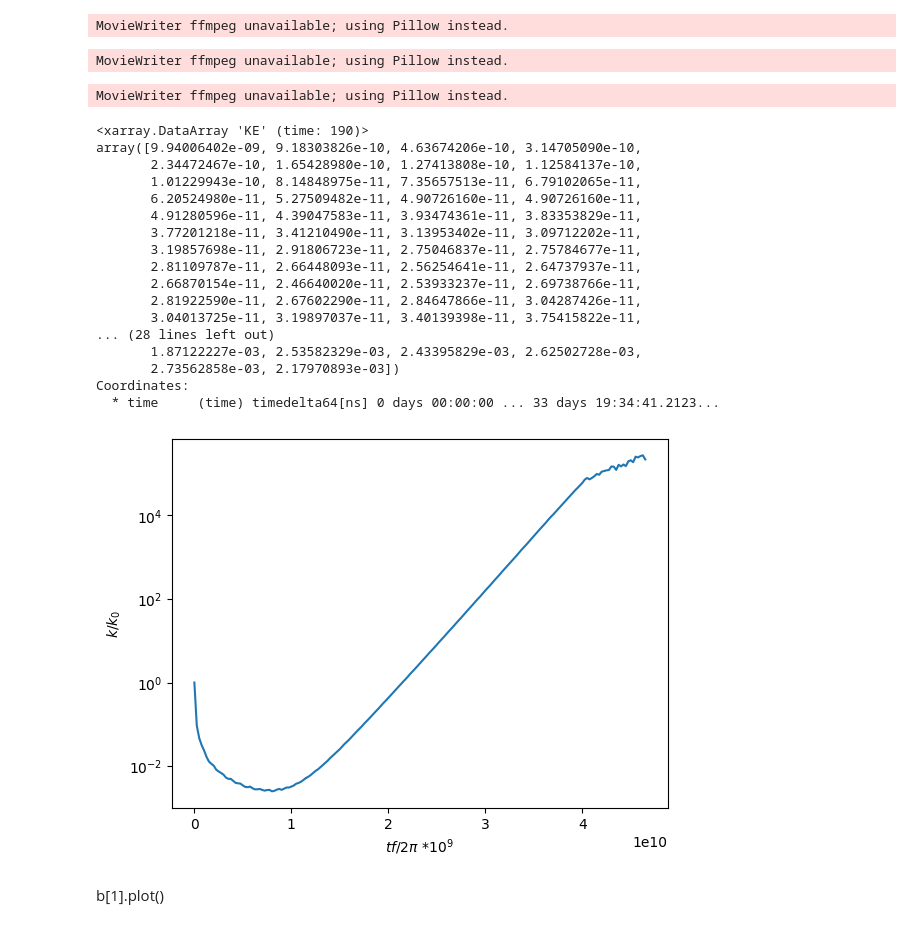
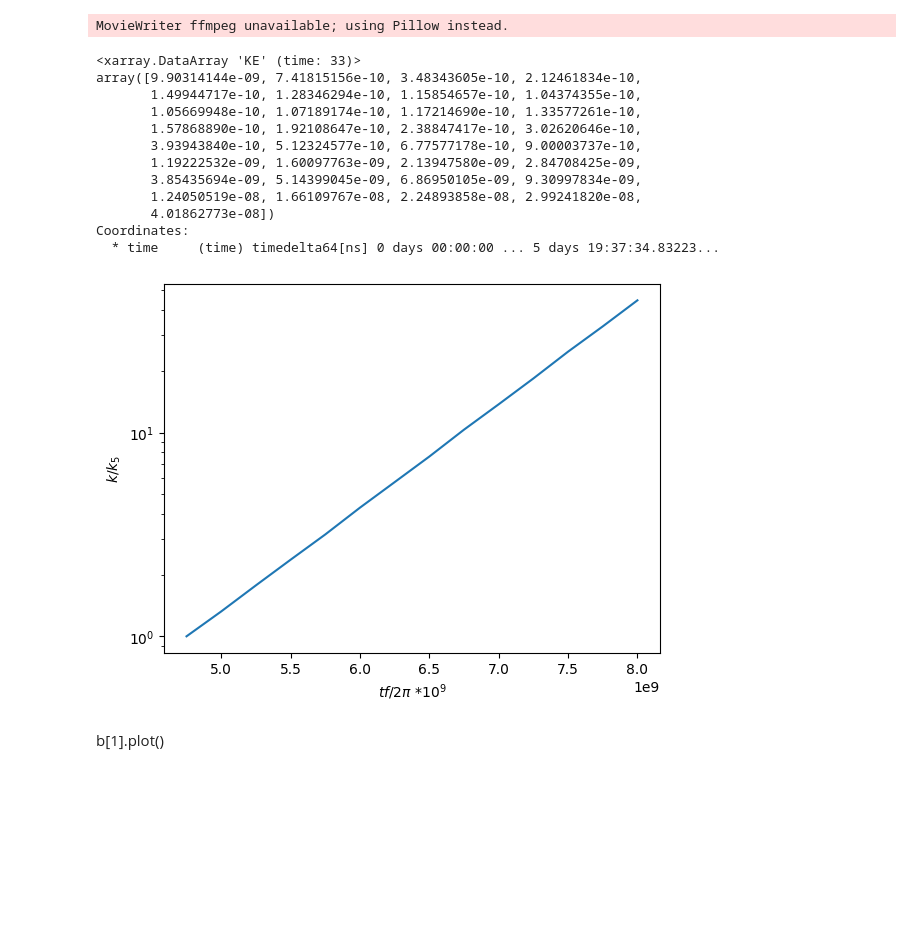
Before and after one commit to loganpknudsen/BottomBoundaryLayer, a Jupyter notebook: Result_Calculations/v_velocity_visualization_standard.ipynb, the cells around one changed output. Cells and saved outputs as stored; diff of their text form; code cells hidden in the pictures; blank space fills up the shorter version.

```diff
--- a/Result_Calculations/v_velocity_visualization_standard.ipynb
+++ b/Result_Calculations/v_velocity_visualization_standard.ipynb
@@ -4,7 +4,7 @@ import numpy as np
 import matplotlib.pyplot as plt
 # %%
 # ocean_data=xr.open_dataset("/Users/loganknudsen/Documents/UMD_Research_Local_File_Saves/psi_base_test_remove_b.nc")
-ocean_data=xr.open_dataset("/Users/loganknudsen/Documents/UMD_Research_Local_File_Saves/BBL_w_O_PV_check_free_slip_10_percent_the_long_one.nc") #i=103
+ocean_data=xr.open_dataset("/Users/loganknudsen/Documents/UMD_Research_Local_File_Saves/BBL_w_O_10_Ri_4_3.nc") #i=103
 # %%
 ocean_data
 # %% [output]
@@ -64,17 +69,15 @@ fig, axs = plt.subplots()
 frms = len(ocean_data.u.time)
 def animate(t):
     plt.clf()
-    ocean_data.u[t].plot(add_colorbar=True,vmin=-0.001,vmax=0.001,cmap='bwr') # vmin=-0.001,vmax=0.001
+    ocean_data.u[t].plot(add_colorbar=True,vmin=-0.0001,vmax=0.0001,cmap='bwr') # vmin=-0.001,vmax=0.001
     # plt.contour(b[t,:,0,:],cmap="Greys")
     b[t,:,0,:].plot.contour(cmap="ocean",levels= 10)
 
 # matplotlib.animation.FuncAnimation(fig, animate, frames=frms)
 anim = matplotlib.animation.FuncAnimation(fig, animate, frames=frms)
 # writervideo = matplotlib.animation.FFMpegWriter(fps=60)
-anim.save('u_base_test_case_downwelling_10_percent_u_phase.gif')
+anim.save('u_base_test_PSI.gif')
 plt.close()
-# %% [output]
-MovieWriter ffmpeg unavailable; using Pillow instead.
 # %%
 import matplotlib.animation
 import matplotlib.pyplot as plt
@@ -89,17 +92,15 @@ fig, axs = plt.subplots()
 frms = len(v.time)
 def animate(t):
     plt.clf()
-    ocean_data.v[t].plot(add_colorbar=True,vmin=-0.001,vmax=0.001,cmap='bwr') # vmin=-0.001,vmax=0.001
+    ocean_data.v[t].plot(add_colorbar=True,vmin=-0.0001,vmax=0.0001,cmap='bwr') # vmin=-0.001,vmax=0.001
     # plt.contour(b[t,:,0,:],cmap="Greys")
     b[t,:,0,:].plot.contour(cmap="ocean",levels= 10)
 
 # matplotlib.animation.FuncAnimation(fig, animate, frames=frms)
 anim = matplotlib.animation.FuncAnimation(fig, animate, frames=frms)
 # writervideo = matplotlib.animation.FFMpegWriter(fps=60)
-anim.save('v_base_test_case_downwelling_10_percent_u_phase.gif')
+anim.save('v_base_test_PSI.gif')
 plt.close()
-# %% [output]
-MovieWriter ffmpeg unavailable; using Pillow instead.
 # %%
 import matplotlib.animation
 import matplotlib.pyplot as plt
@@ -152,31 +153,26 @@ matplotlib.animation.FuncAnimation(fig, animate, frames=frms)
 KE_spatial_average_time_series = ocean_data.KE.mean(dim=['xC','yC','zC'])
 KE_spatial_average_time_series
 # %% [output]
-<xarray.DataArray 'KE' (time: 190)>
-array([9.94006402e-09, 9.18303826e-10, 4.63674206e-10, 3.14705090e-10,
-       2.34472467e-10, 1.65428980e-10, 1.27413808e-10, 1.12584137e-10,
-       1.01229943e-10, 8.14848975e-11, 7.35657513e-11, 6.79102065e-11,
-       6.20524980e-11, 5.27509482e-11, 4.90726160e-11, 4.90726160e-11,
-       4.91280596e-11, 4.39047583e-11, 3.93474361e-11, 3.83353829e-11,
-       3.77201218e-11, 3.41210490e-11, 3.13953402e-11, 3.09712202e-11,
-       3.19857698e-11, 2.91806723e-11, 2.75046837e-11, 2.75784677e-11,
-       2.81109787e-11, 2.66448093e-11, 2.56254641e-11, 2.64737937e-11,
-       2.66870154e-11, 2.46640020e-11, 2.53933237e-11, 2.69738766e-11,
-       2.81922590e-11, 2.67602290e-11, 2.84647866e-11, 3.04287426e-11,
-       3.04013725e-11, 3.19897037e-11, 3.40139398e-11, 3.75415822e-11,
-... (28 lines left out)
-       1.87122227e-03, 2.53582329e-03, 2.43395829e-03, 2.62502728e-03,
-       2.73562858e-03, 2.17970893e-03])
+<xarray.DataArray 'KE' (time: 33)>
+array([9.90314144e-09, 7.41815156e-10, 3.48343605e-10, 2.12461834e-10,
+       1.49944717e-10, 1.28346294e-10, 1.15854657e-10, 1.04374355e-10,
+       1.05669948e-10, 1.07189174e-10, 1.17214690e-10, 1.33577261e-10,
+       1.57868890e-10, 1.92108647e-10, 2.38847417e-10, 3.02620646e-10,
+       3.93943840e-10, 5.12324577e-10, 6.77577178e-10, 9.00003737e-10,
+       1.19222532e-09, 1.60097763e-09, 2.13947580e-09, 2.84708425e-09,
+       3.85435694e-09, 5.14399045e-09, 6.86950105e-09, 9.30997834e-09,
+       1.24050519e-08, 1.66109767e-08, 2.24893858e-08, 2.99241820e-08,
+       4.01862773e-08])
 Coordinates:
-  * time     (time) timedelta64[ns] 0 days 00:00:00 ... 33 days 19:34:41.2123...
+  * time     (time) timedelta64[ns] 0 days 00:00:00 ... 5 days 19:37:34.83223...
 # %%
-plt.plot(KE_spatial_average_time_series.time[0:200]*(1e-4)/(2*np.pi),KE_spatial_average_time_series.values[0:200]/KE_spatial_average_time_series.values[0])
-plt.ylabel('$k$/$k_0$')
+plt.plot(KE_spatial_average_time_series[19:].time*(1e-4)/(2*np.pi),KE_spatial_average_time_series[19:].values/KE_spatial_average_time_series.values[19])
+plt.ylabel('$k$/$k_5$')
 plt.xlabel('$tf$/$2\pi$ $* 10^{9}$')
 plt.yscale('log')
 plt.show()
 # %% [output]
-[figure, old version]
+[figure, new version]
 # %%
 KE_spatial_average_time_series.differentiate("time",datetime_unit='timedelta64[ns]')
 # %%
```
Also changed, not shown: parts of 4 cells of this notebook, 5 other files.
